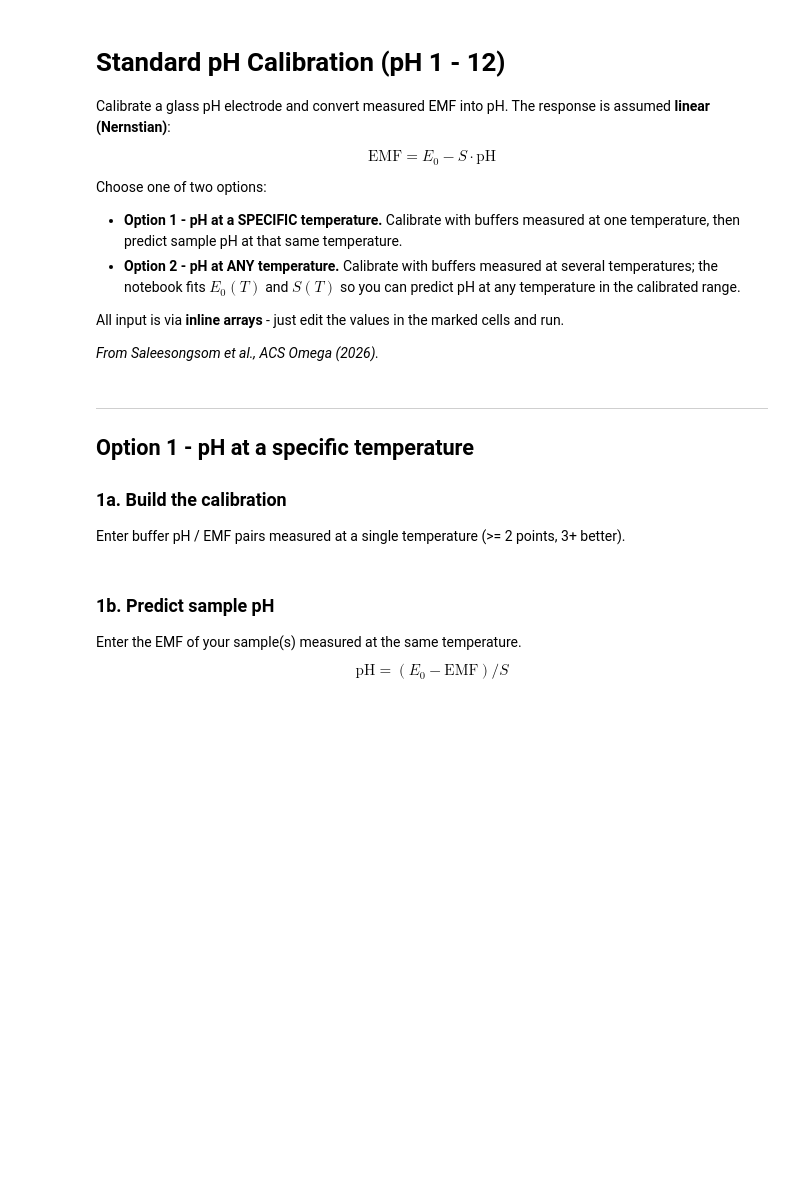
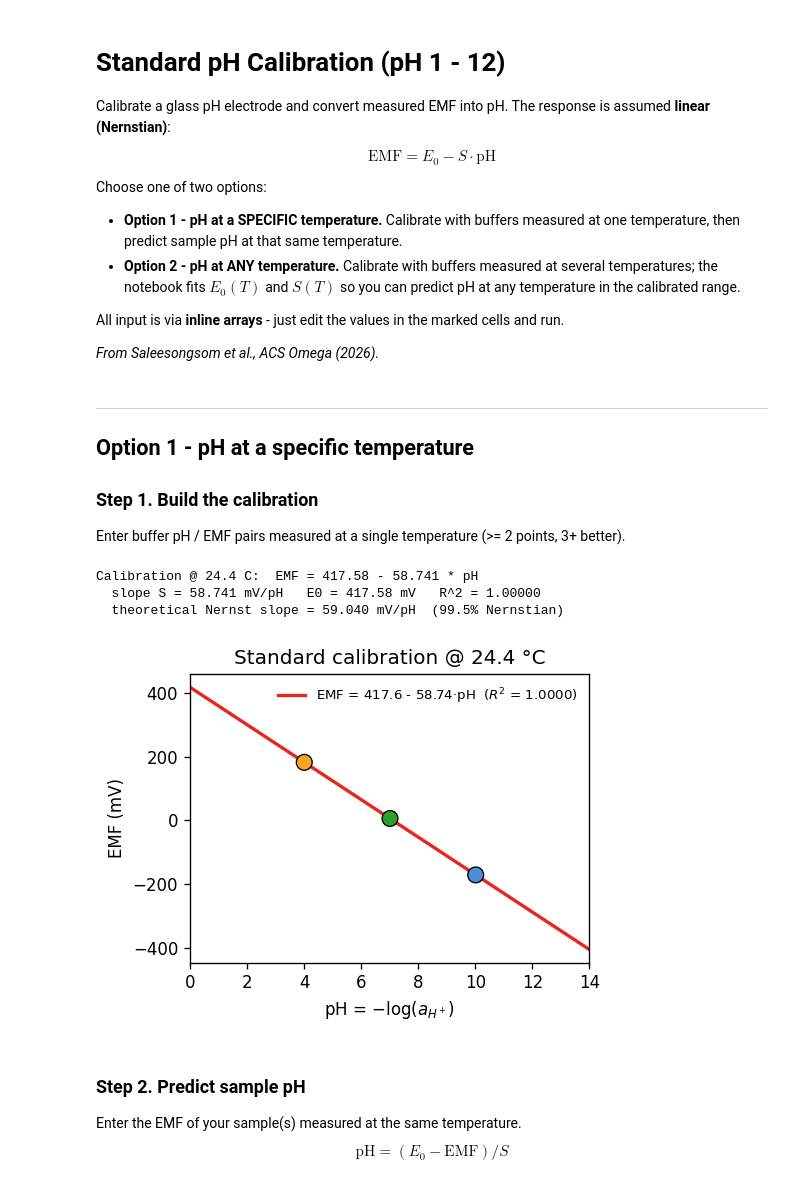
Before and after one commit to SarawudTH/NegativePH, a Jupyter notebook: Standard_pH_calibration_Tcorrection.ipynb, the cells around one changed output. Cells and saved outputs as stored; diff of their text form; code cells hidden in the pictures; blank space fills up the shorter version.

```diff
--- a/Standard_pH_calibration_Tcorrection.ipynb
+++ b/Standard_pH_calibration_Tcorrection.ipynb
@@ -28,37 +29,47 @@ np.set_printoptions(suppress=True)
 ---
 ## Option 1 - pH at a specific temperature
 
-### 1a. Build the calibration
+### Step 1. Build the calibration
 Enter buffer pH / EMF pairs measured at a single temperature (>= 2 points, 3+ better).
 # %%
 # ===== EDIT YOUR NIST/DIN BUFFER DATA (single temperature) =====
 # Standard pH calibration uses NIST/DIN buffers at pH 4, 7 and 10.
-buffer_pH  = [4.009, 7.012, 10.015]   # NIST/DIN buffer pH values
-buffer_EMF = [181.5, 5.9, -170.9]     # measured EMF (mV)
+# Example = real 3-point calibration at ~24.4 C (this study).
+buffer_pH  = [4.009, 7.013, 10.015]   # NIST/DIN buffer pH values
+buffer_EMF = [181.9, 6.0, -170.9]     # measured EMF (mV)
 T_C        = 24.4                      # measurement temperature (deg C)
 # ===============================================================
 
 buffer_pH  = np.asarray(buffer_pH,  float)
 buffer_EMF = np.asarray(buffer_EMF, float)
 
 slope, intercept, r, p, se = stats.linregress(buffer_pH, buffer_EMF)
 S1, E0_1, r2_1 = -slope, intercept, r**2
 S_theory = 2.302585 * 8.314462 * (T_C + 273.15) / 96485.0 * 1000.0  # mV/pH
 
 print(f"Calibration @ {T_C} C:  EMF = {E0_1:.2f} - {S1:.3f} * pH")
 print(f"  slope S = {S1:.3f} mV/pH   E0 = {E0_1:.2f} mV   R^2 = {r2_1:.5f}")
 print(f"  theoretical Nernst slope = {S_theory:.3f} mV/pH  ({100*S1/S_theory:.1f}% Nernstian)")
 
-fig, ax = plt.subplots(figsize=(4, 3.2), dpi=120)
+fig, ax = plt.subplots(figsize=(4.4, 3.4), dpi=120)
 xl = np.array([0, 14])
-ax.plot(xl, E0_1 - S1 * xl, "-", color="#E8261C", lw=1.6,
-        label=f"EMF = {E0_1:.1f} - {S1:.2f}·pH\n$R^2$ = {r2_1:.4f}")
-ax.scatter(buffer_pH, buffer_EMF, s=70, c="#F5A623", edgecolors="black", zorder=3)
-ax.set_xlim(0, 14); ax.set_xlabel("pH"); ax.set_ylabel("EMF (mV)")
+ax.plot(xl, E0_1 - S1 * xl, "-", color="#E8261C", lw=2.0,
+        label=f"EMF = {E0_1:.1f} - {S1:.2f}·pH  ($R^2$ = {r2_1:.4f})")
+buf_colors = ["#F5A623", "#2CA02C", "#4A90D9"]   # pH 4 (orange), 7 (green), 10 (blue)
+cvals = buf_colors if len(buffer_pH) == 3 else "#F5A623"
+ax.scatter(buffer_pH, buffer_EMF, s=90, c=cvals, edgecolors="black",
+           linewidths=0.8, zorder=3)
+ax.set_xlim(0, 14)
+ax.set_xlabel(r"pH = $-\log(a_{H^+})$"); ax.set_ylabel("EMF (mV)")
 ax.legend(fontsize=8, frameon=False); ax.set_title(f"Standard calibration @ {T_C} °C")
 plt.tight_layout(); plt.show()
+# %% [output]
+Calibration @ 24.4 C:  EMF = 417.58 - 58.741 * pH
+  slope S = 58.741 mV/pH   E0 = 417.58 mV   R^2 = 1.00000
+  theoretical Nernst slope = 59.040 mV/pH  (99.5% Nernstian)
+[figure, added]
 # %% [markdown]
-### 1b. Predict sample pH
+### Step 2. Predict sample pH
 Enter the EMF of your sample(s) measured at the same temperature.
 $$\text{pH} = (E_0 - \text{EMF})/S$$
 # %%
```
Also changed, not shown: parts of 16 cells of this notebook.
